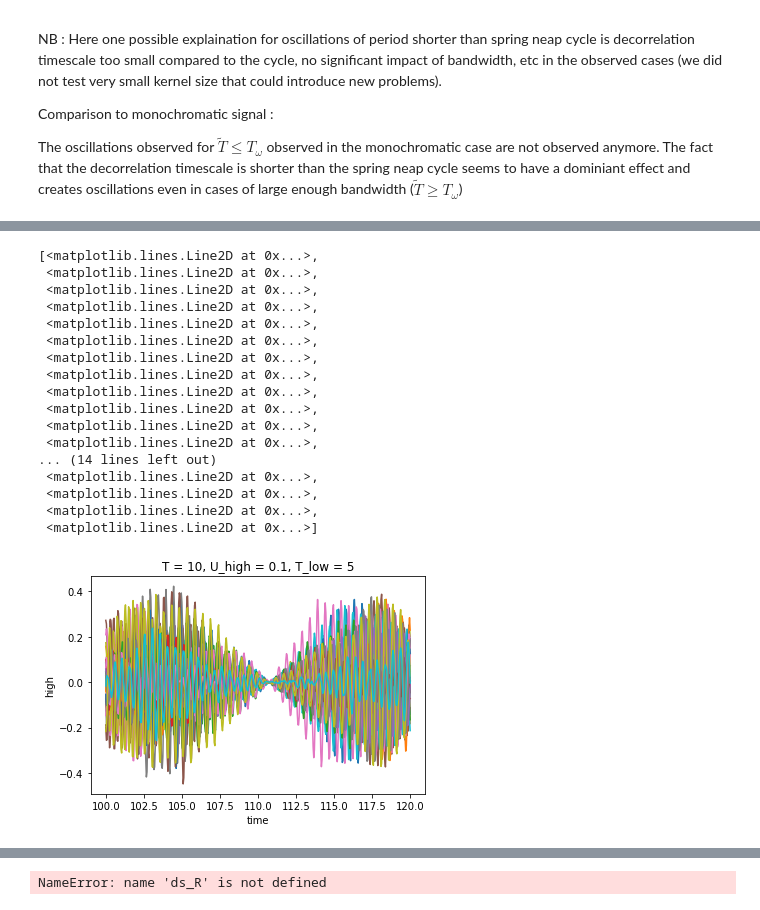
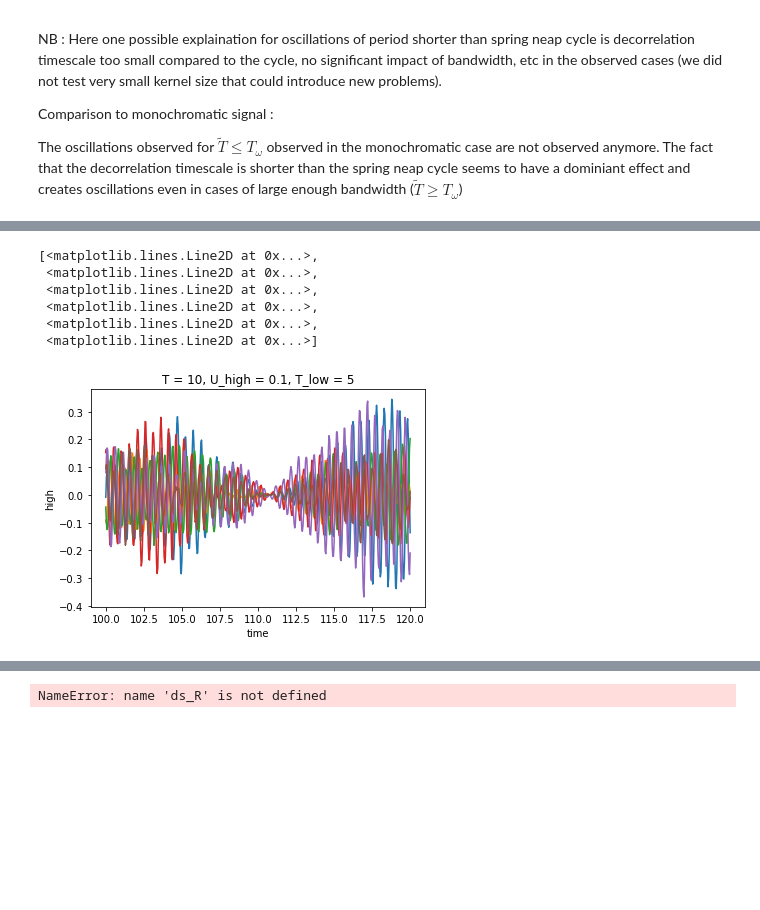
Before and after one commit to zcasparco/equinox_phd, a Jupyter notebook: synthetic_stats/bpassed_hilbert.ipynb, the cells around one changed output, grey strips where cells are left out. Saved outputs shown, nothing was run; the diff lists cells and outputs as text; code cells hidden in the pictures; blank space fills up the shorter version.

```diff
--- a/synthetic_stats/bpassed_hilbert.ipynb
+++ b/synthetic_stats/bpassed_hilbert.ipynb
@@ -404,9 +422,14 @@ low = tseries("low",draws=nb_draws,seed=seed).rename({'T':'T_low'})#.compute()
+# %%
+#S2 = tseries("high_S2",draws=nb_draws,chunks={'draw':2}).rename('S2').compute()
+low = tseries("low",draws=nb_draws-1,chunks={'draw':4}).rename({'T':'T_low'}).compute()
 # %%
 M2 = M2.chunk({'T':-1,'U_high':-1,'time':-1,'draw':-1})
 S2 = S2.chunk({'T':-1,'U_high':-1,'time':-1,'draw':-1})
 low = low.chunk({'T_low':-1,'time':-1,'draw':-1})
-# %%
-low = low.sel(draw=M2.draw)
+# %%
+#low = low.sel(draw=M2.draw)
+M2 = M2.sel(draw=low.draw)
+S2 = S2.sel(draw=low.draw)
 # %%
 M2.attrs = {'sigma_M2':M2.attrs['sigma']}
 S2.attrs = {'sigma_S2':S2.attrs['sigma']}
@@ -451,3 +497,5 @@ Attributes: (0)
+# %%
+ds_stat = ds_stat.compute()
 # %%
 ds_stat = xr.broadcast(ds_stat)[0].persist()
 # %%
@@ -478,26 +526,15 @@ ax[1].legend()
 # %%
-ds_stat.high.isel(T=1,U_high=2,T_low=0).sel(time=slice(100,120)).plot(hue='draw',add_legend=False)
+ds_stat.high.isel(T=1,U_high=2,T_low=0).sel(time=slice(100,120),draw=slice(0,5)).plot(hue='draw',add_legend=False)
 
 #ds_stat.high.isel(T=1,U_high=2).sel(time=slice(100,120)).isel(draw=4).plot()
 # %% [output]
 [<matplotlib.lines.Line2D at 0x...>,
  <matplotlib.lines.Line2D at 0x...>,
  <matplotlib.lines.Line2D at 0x...>,
  <matplotlib.lines.Line2D at 0x...>,
  <matplotlib.lines.Line2D at 0x...>,
- <matplotlib.lines.Line2D at 0x...>,
- <matplotlib.lines.Line2D at 0x...>,
- <matplotlib.lines.Line2D at 0x...>,
- <matplotlib.lines.Line2D at 0x...>,
- <matplotlib.lines.Line2D at 0x...>,
- <matplotlib.lines.Line2D at 0x...>,
- <matplotlib.lines.Line2D at 0x...>,
-... (14 lines left out)
- <matplotlib.lines.Line2D at 0x...>,
- <matplotlib.lines.Line2D at 0x...>,
- <matplotlib.lines.Line2D at 0x...>,
  <matplotlib.lines.Line2D at 0x...>]
-[figure, old version]
+[figure, new version]
 # %%
 Tw = [15,30,60]
 dband = [0.1,0.2,0.3]
```
Also changed, not shown: parts of 18 cells of this notebook, 2 other files.
